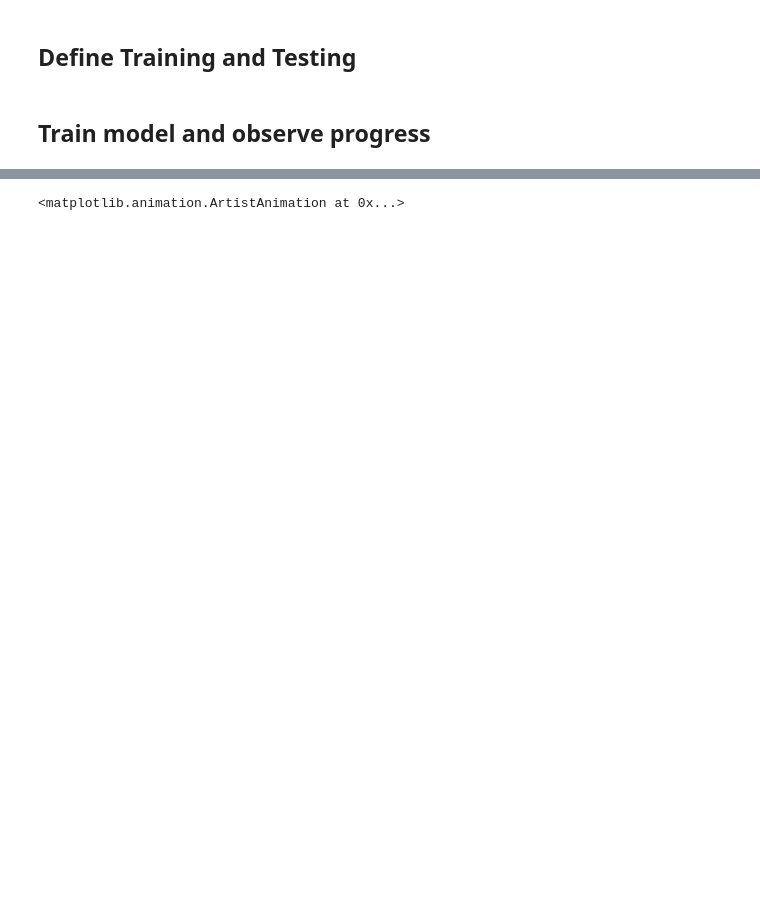
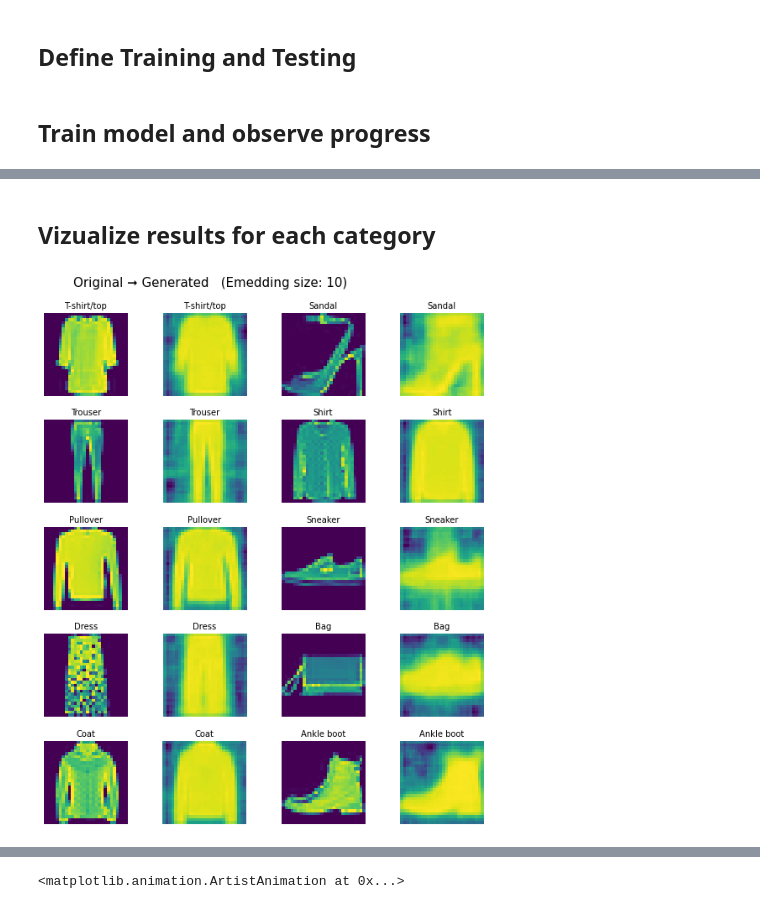
Before and after one commit to GondorCallsForAid/Iannwtf-mbanser-kvatankhahba-rhorn, a Jupyter notebook: Conv_Var_autoencoder_fashion.ipynb, the cells around one changed output, grey strips where cells are left out. Drawn from its saved outputs; the diff is of its cells as text; code cells hidden in the pictures; blank space fills up the shorter version.

```diff
--- a/Conv_Var_autoencoder_fashion.ipynb
+++ b/Conv_Var_autoencoder_fashion.ipynb
@@ -614,3 +616,20 @@ Test loss:  246.68549
+# %% [markdown]
+## Vizualize results for each category
+# %%
+fig, ax = plt.subplots(5,4,figsize=(8,20))
+fig.suptitle('Original \u279e Generated' + "   (Emedding size: " + str(embedding_size) + ")", fontsize=15, x = 0.40, y = 0.97)
+fig.tight_layout(rect=[0, 0.5, 1, 0.95])
+for cat in range(10):
+    idx = np.random.choice(np.where(test_labels==cat)[0])
+    ax[cat%5,0+ int(cat/5)*2].imshow(test_images[idx])
+    ax[cat%5,0+ int(cat/5)*2].set_title(class_names[test_labels[idx]], fontsize=10)
+    ax[cat%5,0+ int(cat/5)*2].axis("off")
+
+    ax[cat%5,1+ int(cat/5)*2].imshow(model_var(np.expand_dims((test_images[idx]/255), axis=(0, -1))).numpy().squeeze())
+    ax[cat%5,1+ int(cat/5)*2].set_title(class_names[test_labels[idx]], fontsize=10)
+    ax[cat%5,1+ int(cat/5)*2].axis("off")
+# %% [output]
+[figure, added]
 # %%
 model_var.summary()
 # %% [output]
```
Also changed, not shown: parts of 15 cells of this notebook.
